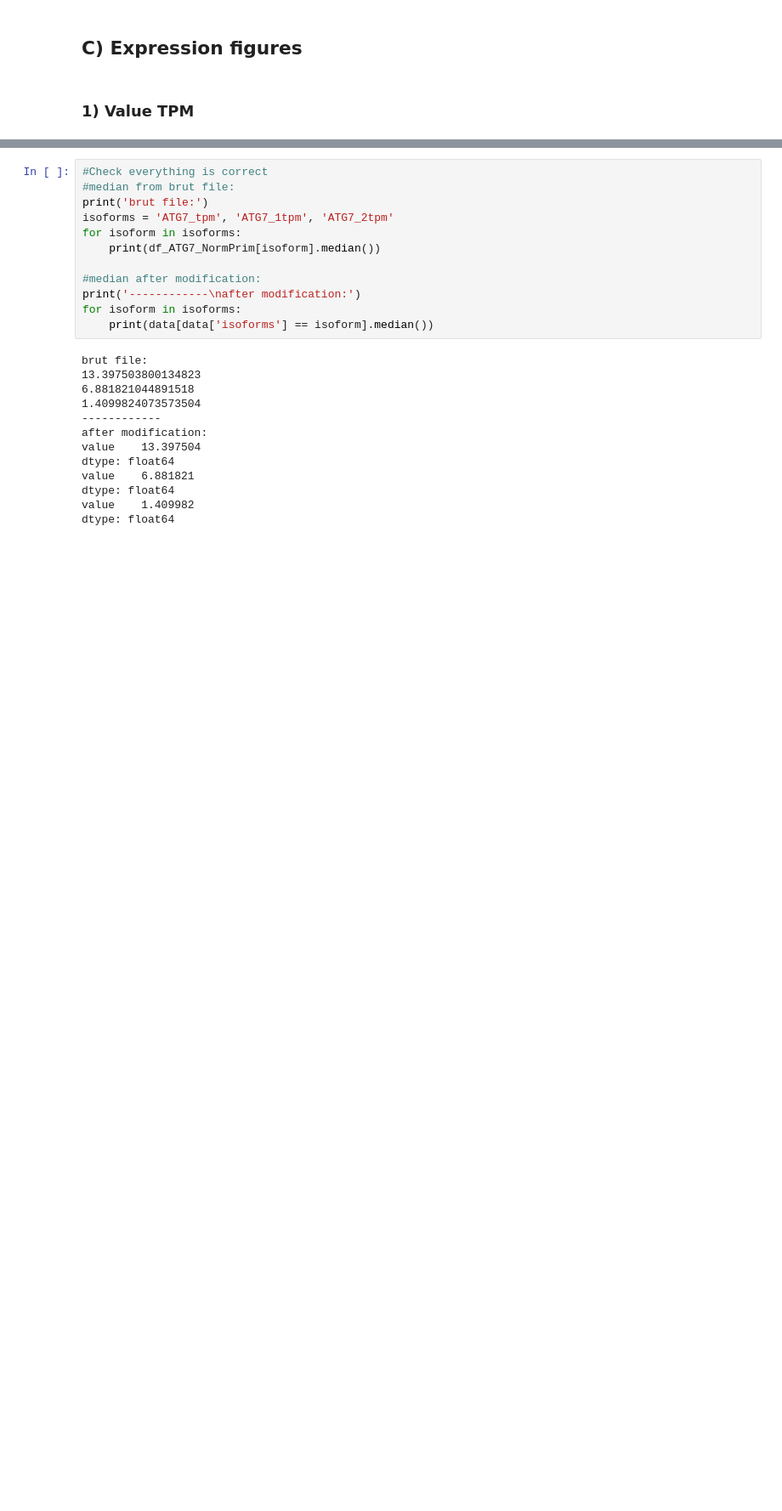
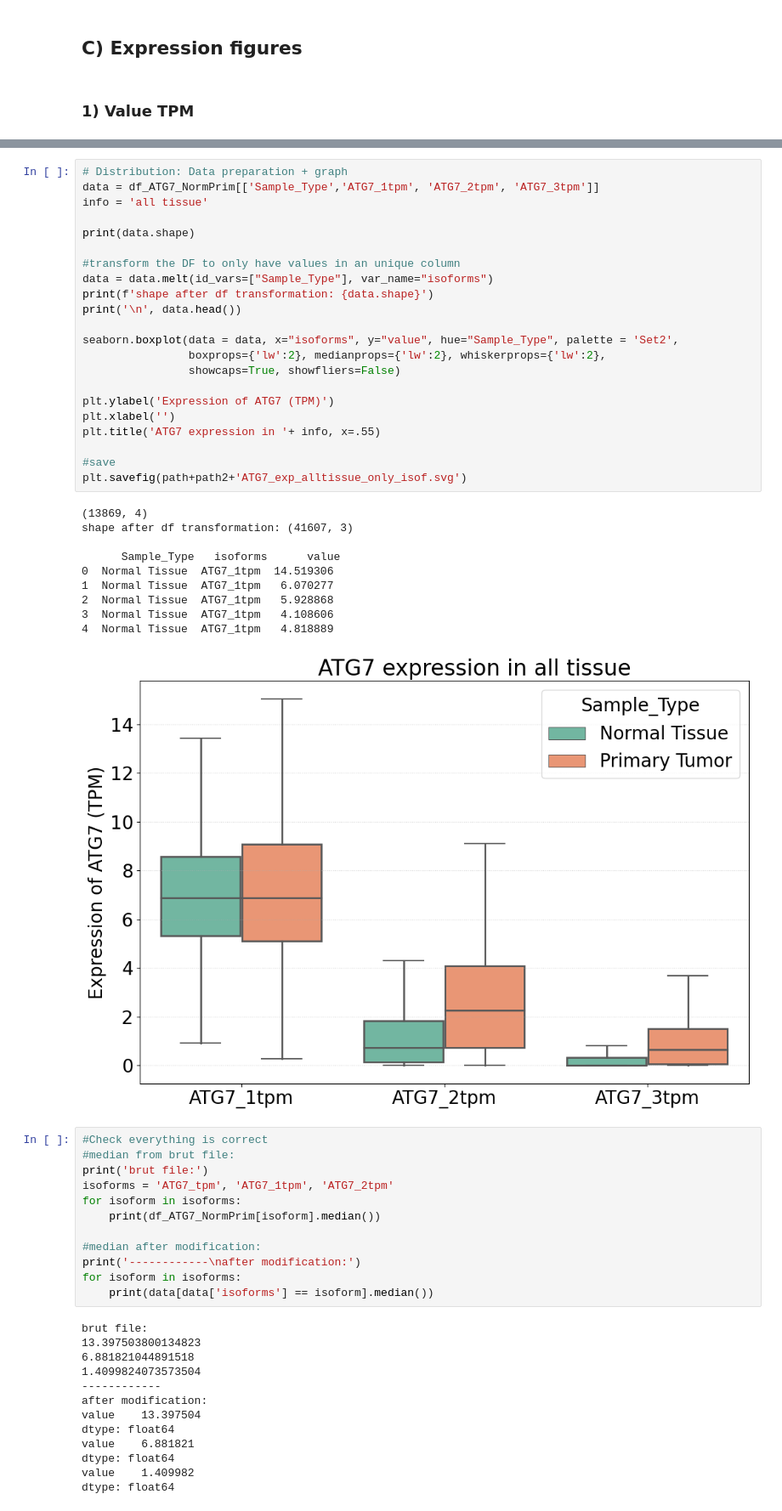
Before and after one commit to Keviosta/PhD_ATG7, a Jupyter notebook: ATG7/TCGA_GTEx/All tissues/ATG7_characterisation/All_tissues_Global_ATG7_isoform_characterisation.ipynb, the cells around one changed output, grey strips where cells are left out. Shown at 85% size. Drawn from its saved outputs; the diff is of its cells as text; blank space fills up the shorter version.

```diff
--- a/ATG7/TCGA_GTEx/All tissues/ATG7_characterisation/All_tissues_Global_ATG7_isoform_characterisation.ipynb
+++ b/ATG7/TCGA_GTEx/All tissues/ATG7_characterisation/All_tissues_Global_ATG7_isoform_characterisation.ipynb
@@ -218,3 +218,36 @@ shape after df transformation: (41607, 3)
+# %%
+# Distribution: Data preparation + graph
+data = df_ATG7_NormPrim[['Sample_Type','ATG7_1tpm', 'ATG7_2tpm', 'ATG7_3tpm']]
+info = 'all tissue'
+
+print(data.shape)
+
+#transform the DF to only have values in an unique column
+data = data.melt(id_vars=["Sample_Type"], var_name="isoforms")
+print(f'shape after df transformation: {data.shape}')
+print('\n', data.head())
+
+seaborn.boxplot(data = data, x="isoforms", y="value", hue="Sample_Type", palette = 'Set2',
+                boxprops={'lw':2}, medianprops={'lw':2}, whiskerprops={'lw':2},
+                showcaps=True, showfliers=False)
+
+plt.ylabel('Expression of ATG7 (TPM)')
+plt.xlabel('')
+plt.title('ATG7 expression in '+ info, x=.55)
+
+#save
+plt.savefig(path+path2+'ATG7_exp_alltissue_only_isof.svg')
+# %% [output]
+(13869, 4)
+shape after df transformation: (41607, 3)
+
+      Sample_Type   isoforms      value
+0  Normal Tissue  ATG7_1tpm  14.519306
+1  Normal Tissue  ATG7_1tpm   6.070277
+2  Normal Tissue  ATG7_1tpm   5.928868
+3  Normal Tissue  ATG7_1tpm   4.108606
+4  Normal Tissue  ATG7_1tpm   4.818889
+[figure, added]
 # %%
 #Check everything is correct
 #median from brut file:
```
Also changed, not shown: parts of 5 cells of this notebook, 1 other file.
